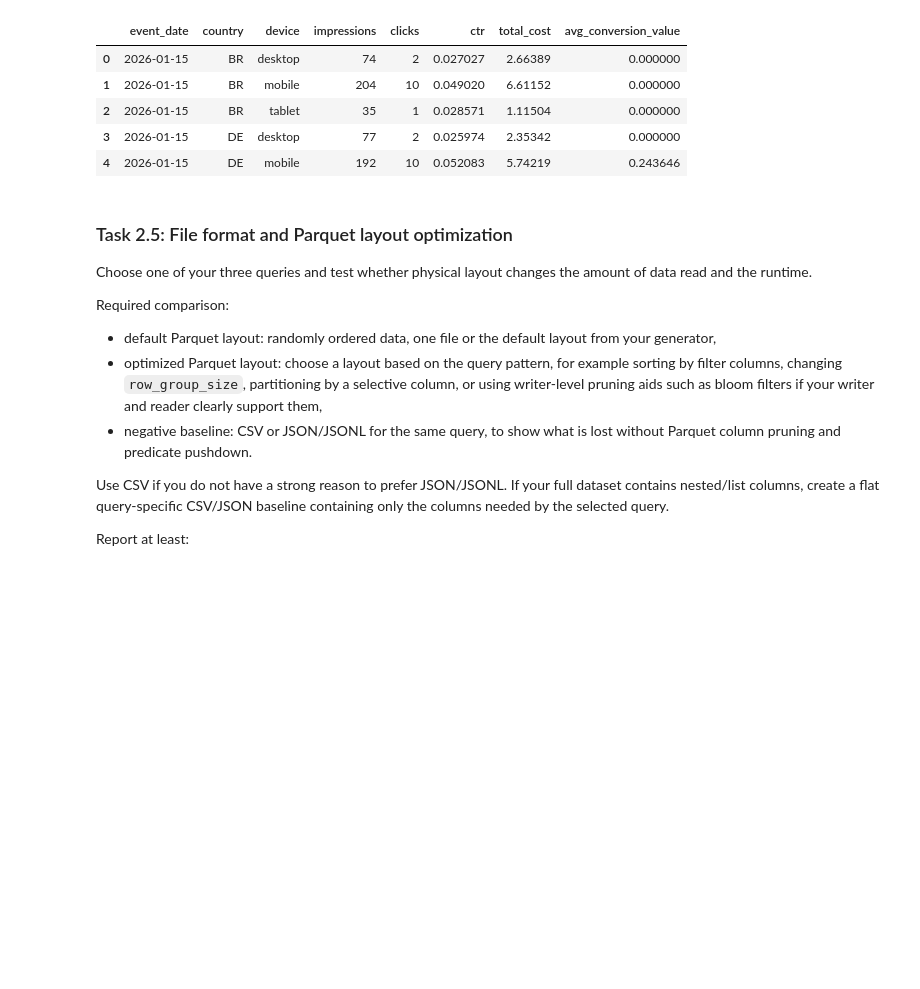
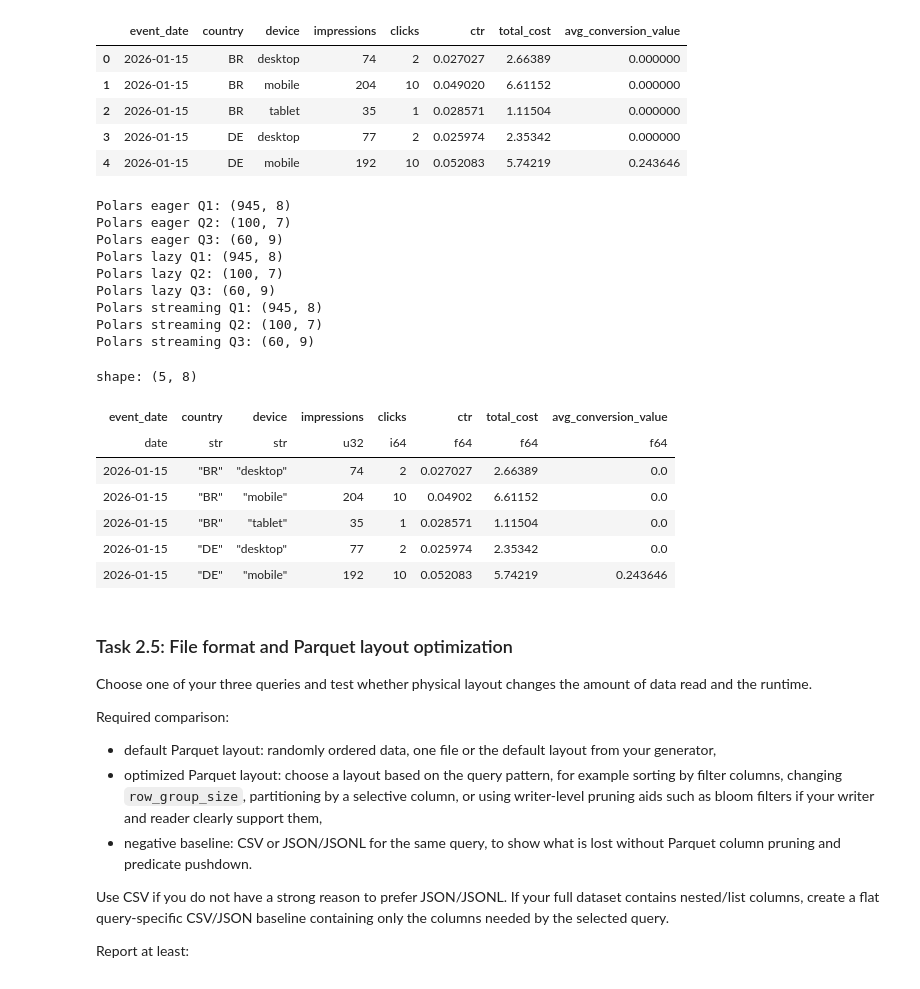
Before and after one commit to kusmierzrafal/tbd-workshop-1, a Jupyter notebook: notebooks/tbd_phase_2_26L.ipynb, the cells around one changed output. Saved outputs shown, nothing was run; the diff lists cells and outputs as text; code cells hidden in the pictures; blank space fills up the shorter version.

Commit message:
feat: polars queries

```diff
--- a/notebooks/tbd_phase_2_26L.ipynb
+++ b/notebooks/tbd_phase_2_26L.ipynb
@@ -1160,3 +1337,48 @@ Pandas PyArrow Q3: (60, 9)
+# %%
+# Quick Polars smoke test
+polars_eager_q1_preview = q1_polars_eager()
+polars_eager_q2_preview = q2_polars_eager()
+polars_eager_q3_preview = q3_polars_eager()
+
+polars_lazy_q1_preview = q1_polars_lazy()
+polars_lazy_q2_preview = q2_polars_lazy()
+polars_lazy_q3_preview = q3_polars_lazy()
+
+polars_streaming_q1_preview = q1_polars_streaming()
+polars_streaming_q2_preview = q2_polars_streaming()
+polars_streaming_q3_preview = q3_polars_streaming()
+
+print("Polars eager Q1:", polars_eager_q1_preview.shape)
+print("Polars eager Q2:", polars_eager_q2_preview.shape)
+print("Polars eager Q3:", polars_eager_q3_preview.shape)
+
+print("Polars lazy Q1:", polars_lazy_q1_preview.shape)
+print("Polars lazy Q2:", polars_lazy_q2_preview.shape)
+print("Polars lazy Q3:", polars_lazy_q3_preview.shape)
+
+print("Polars streaming Q1:", polars_streaming_q1_preview.shape)
+print("Polars streaming Q2:", polars_streaming_q2_preview.shape)
+print("Polars streaming Q3:", polars_streaming_q3_preview.shape)
+
+polars_lazy_q1_preview.head()
+# %% [output]
+Polars eager Q1: (945, 8)
+Polars eager Q2: (100, 7)
+Polars eager Q3: (60, 9)
+Polars lazy Q1: (945, 8)
+Polars lazy Q2: (100, 7)
+Polars lazy Q3: (60, 9)
+Polars streaming Q1: (945, 8)
+Polars streaming Q2: (100, 7)
+Polars streaming Q3: (60, 9)
+shape: (5, 8)
+| event_date | country | device | impressions | clicks | ctr | total_cost | avg_conversion_value |
+| date | str | str | u32 | i64 | f64 | f64 | f64 |
+| 2026-01-15 | "BR" | "desktop" | 74 | 2 | 0.027027 | 2.66389 | 0.0 |
+| 2026-01-15 | "BR" | "mobile" | 204 | 10 | 0.04902 | 6.61152 | 0.0 |
+| 2026-01-15 | "BR" | "tablet" | 35 | 1 | 0.028571 | 1.11504 | 0.0 |
+| 2026-01-15 | "DE" | "desktop" | 77 | 2 | 0.025974 | 2.35342 | 0.0 |
+| 2026-01-15 | "DE" | "mobile" | 192 | 10 | 0.052083 | 5.74219 | 0.243646 |
 # %%
 # TODO: DuckDB SQL implementations of your three queries.
 # Consider querying Parquet files directly instead of first loading all data into Pandas.
```
Also changed, not shown: parts of 2 cells of this notebook.
